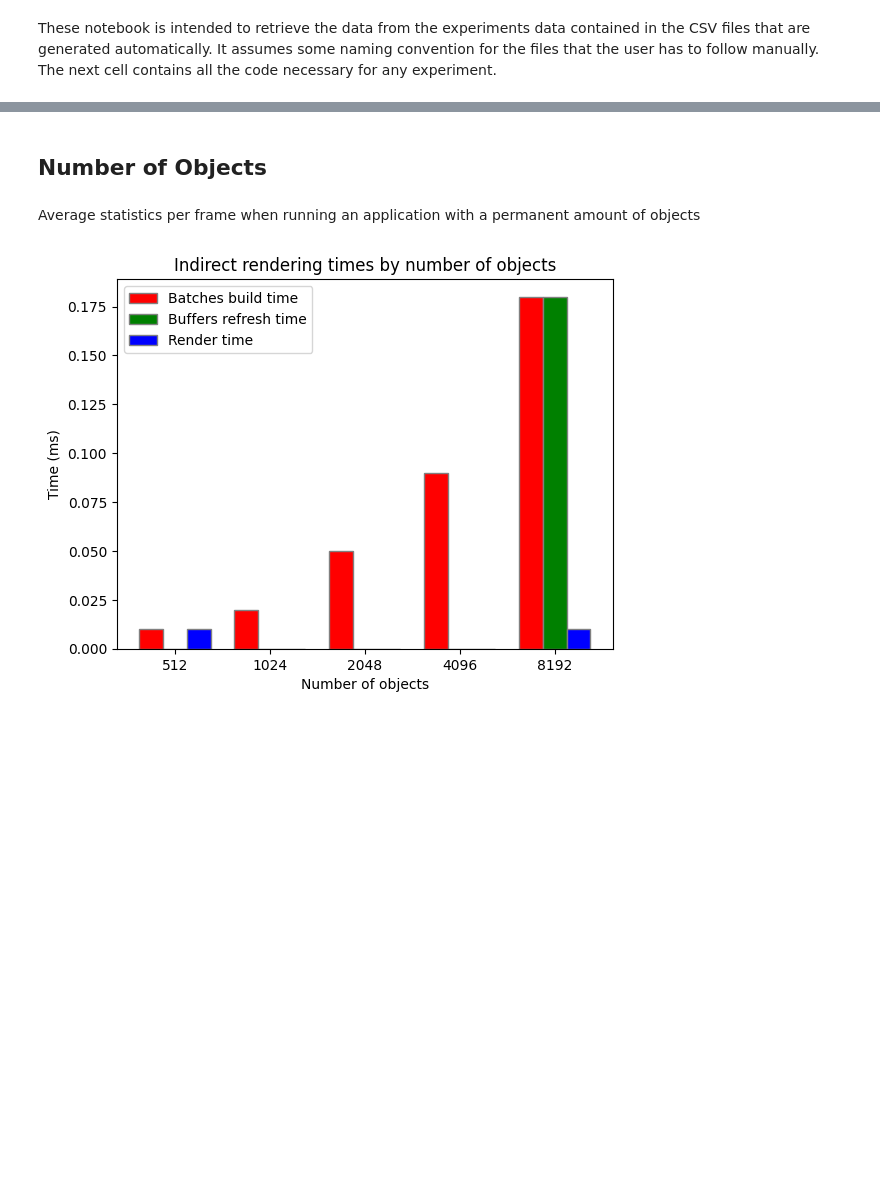
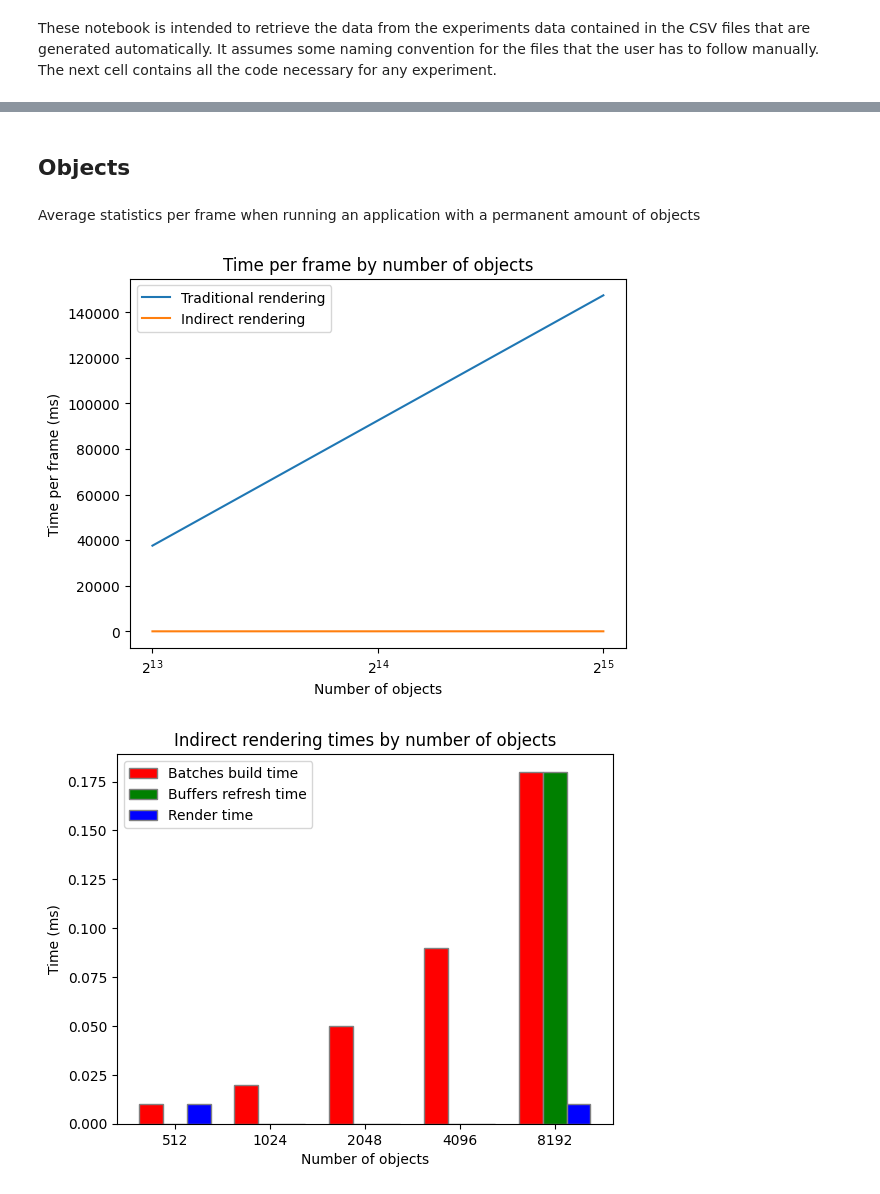
Before and after one commit to Juanxpeke/Lotus-Engine, a Jupyter notebook: experiments/experiments.ipynb, the cells around one changed output, grey strips where cells are left out. Drawn from its saved outputs; the diff is of its cells as text; code cells hidden in the pictures; blank space fills up the shorter version.

Commit message:
feat: better experiments logic

```diff
--- a/experiments/experiments.ipynb
+++ b/experiments/experiments.ipynb
@@ -123,7 +192,65 @@ def save_df_as_image(df, filename):
 # %% [markdown]
-## Number of Objects
+## Objects
 # %% [markdown]
 Average statistics per frame when running an application with a permanent amount of objects
+# %%
+experiment = "Objects"
+
+experiment_contexts = filter_contexts(contexts, "Experiment", experiment)
+
+cast_int_contexts(experiment_contexts, "NumberOfObjects")
+cast_int_contexts(experiment_contexts, "NumberOfChangingTransformObjects")
+cast_int_contexts(experiment_contexts, "NumberOfChangingMeshObjects")
+cast_int_contexts(experiment_contexts, "NumberOfChangingMaterialObjects")
+cast_int_contexts(experiment_contexts, "NumberOfChangingMaterialTypeObjects")
+
+##
+## NO CHANGING OBJECTS
+##
+
+no_changing_contexts = filter_contexts(experiment_contexts, "NumberOfChangingTransformObjects", 0)
+no_changing_contexts = filter_contexts(no_changing_contexts, "NumberOfChangingMeshObjects", 0)
+no_changing_contexts = filter_contexts(no_changing_contexts, "NumberOfChangingMaterialObjects", 0)
+no_changing_contexts = filter_contexts(no_changing_contexts, "NumberOfChangingMaterialTypeObjects", 0)
+
+no_changing_traditional_contexts = filter_contexts(no_changing_contexts, "ObjectRenderingMethod", "Traditional")
+no_changing_indirect_contexts = filter_contexts(no_changing_contexts, "ObjectRenderingMethod", "Indirect")
+
+
+no_changing_traditional_results = get_merged_contexts_results(no_changing_traditional_contexts, "NumberOfObjects")
+no_changing_indirect_results = get_merged_contexts_results(no_changing_indirect_contexts, "NumberOfObjects")
+
+traditional_avg = no_changing_traditional_results.groupby("NumberOfObjects").mean()
+indirect_avg = no_changing_indirect_results.groupby("NumberOfObjects").mean()
+
+#get_mili_times_df(traditional_avg)
+#get_mili_times_df(indirect_avg)
+
+add_sum_column(traditional_avg, "FrameTime", ["TraditionalSceneRenderTime"])
+add_division_denominator_column(traditional_avg, "FPS", 1_000_000, "FrameTime")
+
+add_sum_column(indirect_avg, "BatchBuildTime", ["IndirectObjectBatchBuildTime", "IndirectDrawBatchBuildTime", "IndirectShaderBatchBuildTime"])
+add_sum_column(indirect_avg, "BufferRefreshTime", ["IndirectObjectBufferRefreshTime", "IndirectObjectHandleBufferRefreshTime", "IndirectMaterialBufferRefreshTime", "IndirectIndirectBufferRefreshTime"])
+add_sum_column(indirect_avg, "FrameTime", ["BatchBuildTime", "BufferRefreshTime", "IndirectSceneRenderTime"])
+add_division_denominator_column(indirect_avg, "FPS", 1_000_000, "FrameTime")
+
+fig, ax = plt.subplots()
+
+ax.plot(traditional_avg.index, traditional_avg["FrameTime"], label="Traditional rendering")
+ax.plot(indirect_avg.index, indirect_avg["FrameTime"], label="Indirect rendering")
+ax.set_xscale('log', base=2)
+
+# Set labels and title
+ax.set_xlabel("Number of objects")
+ax.set_ylabel("Time per frame (ms)")
+ax.legend()
+plt.title("Time per frame by number of objects")
+
+# Save and show the plot
+plt.savefig(images_folder + "/" + experiment + "-FrameTime-Line.png")
+plt.show()
+# %% [output]
+[figure, added]
 # %%
 experiment = "Objects"
 
```
Also changed, not shown: parts of 2 cells of this notebook, 8 other files.
